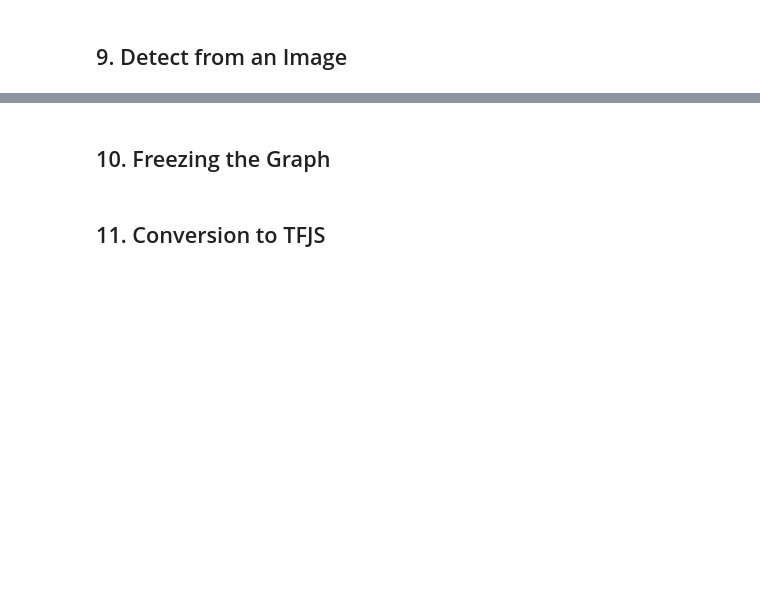
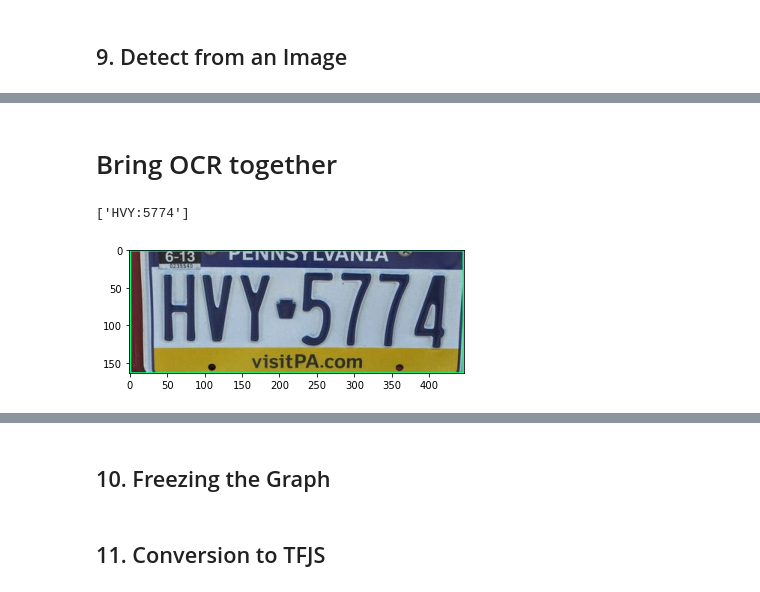
Before and after one commit to ankitsharmax/ANPR-TFOD-and-OCR, a Jupyter notebook: Training and Detection.ipynb, the cells around one changed output, grey strips where cells are left out. Saved outputs shown, nothing was run; the diff lists cells and outputs as text; code cells hidden in the pictures; blank space fills up the shorter version.

Commit message:
Automatic licence plate detection and OCR project completed Need to clean the jupyter notebook file though. will be done soon.

```diff
--- a/Training and Detection.ipynb
+++ b/Training and Detection.ipynb
@@ -336,0 +397,14 @@ while cap.isOpened():
+# %%
+def filter_text(region, ocr_result, region_threshold):
+    rectangle_area = region.shape[0]*region.shape[1]
+
+    plate = []
+    for result in ocr_result:
+        length = np.sum(np.subtract(result[0][1], result[0][0]))
+        height = np.sum(np.subtract(result[0][2], result[0][1]))
+
+        if length * height / rectangle_area > region_threshold:
+            plate.append(result[1])
+
+#         print(length,width)
+    return plate
@@ -336,0 +413,35 @@ while cap.isOpened():
+# %% [markdown]
+# Bring OCR together
+# %%
+detection_thresold = 0.7
+region_threshold = 0.6
+
+def ocr_it(image, detections, detection_threshold, region_threshold):
+    # extracting scores, boxes and classes above threshold from image
+    scores = list(filter(lambda x: x>detection_thresold, detections['detection_scores']))
+    boxes = detections['detection_boxes'][:len(scores)]
+    classes = detections['detection_classes'][:len(scores)]
+
+    # Full image dimensions
+    width = image.shape[1]
+    height = image.shape[0]
+
+    # Apply OCR filtering and OCR
+    for idx, box in enumerate(boxes):
+#         print(box)
+        roi = box*[height,width, height,width]
+#         print(roi)
+        region = image[int(roi[0]):int(roi[2]), int(roi[1]):int(roi[3])]
+        reader = easyocr.Reader(['en'],gpu=True)
+        ocr_result = reader.readtext(region)
+
+        text = filter_text(region, ocr_result, region_threshold)
+
+        plt.imshow(cv2.cvtColor(region,cv2.COLOR_BGR2RGB))
+        print(text)
+        return text, region
+# %%
+text, region = ocr_it(image_np_with_detections, detections,detection_thresold,region_threshold)
+# %% [output]
+['HVY:5774']
+[figure, added]
```
Also changed, not shown: parts of 50 cells of this notebook, 36 other files.
